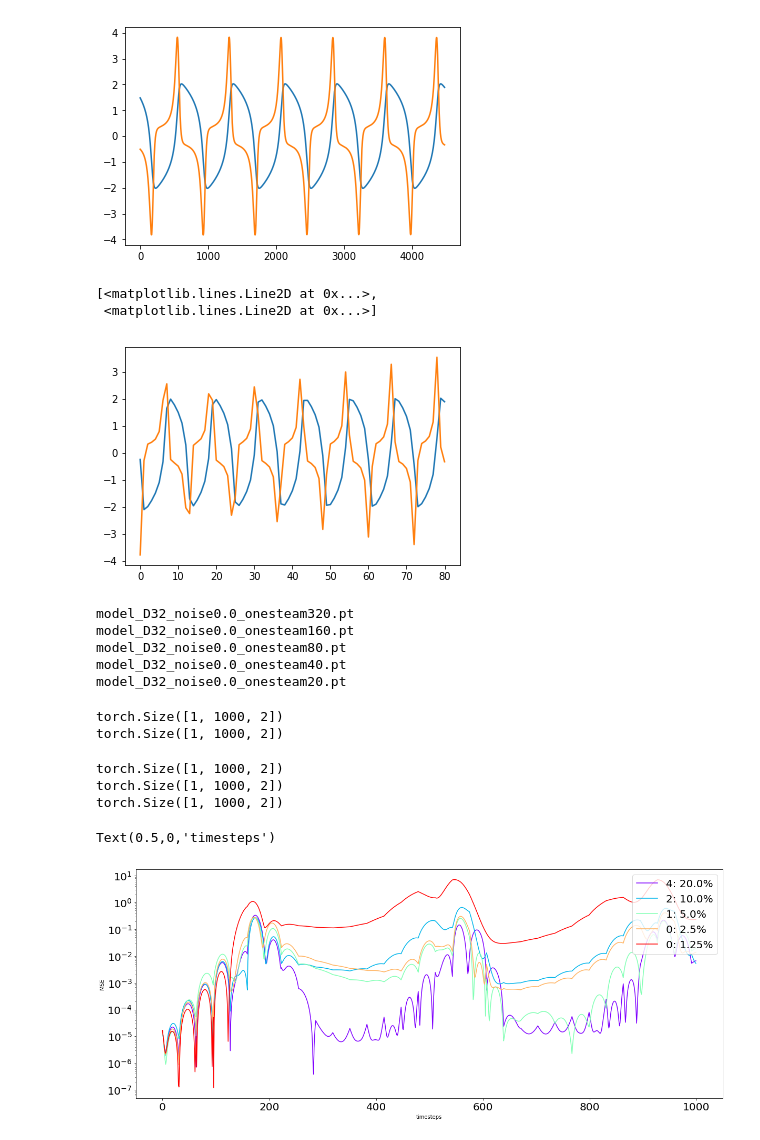
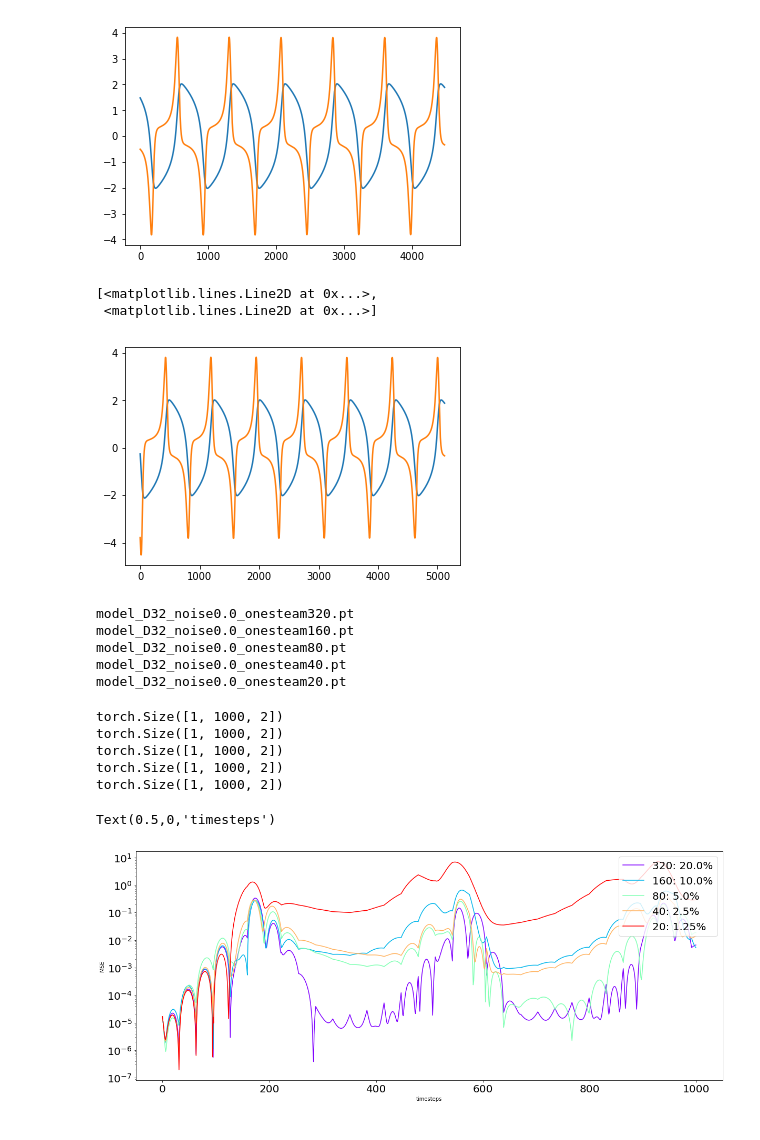
Before and after one commit to KatieJ16/ensemble_HiSTs, a Jupyter notebook: scripts/multiscale_HiTS_exp/model_training_post_less_data_onesteam.ipynb, the cells around one changed output. Drawn from its saved outputs; the diff is of its cells as text; code cells hidden in the pictures.

```diff
--- a/scripts/multiscale_HiTS_exp/model_training_post_less_data_onesteam.ipynb
+++ b/scripts/multiscale_HiTS_exp/model_training_post_less_data_onesteam.ipynb
@@ -66,11 +66,11 @@ plt.show()
 [figure]
 [figure]
 # %%
-plt.plot(train_data[0,::64])
+plt.plot(train_data[0])
 # %% [output]
 [<matplotlib.lines.Line2D at 0x...>,
  <matplotlib.lines.Line2D at 0x...>]
-[figure, old version]
+[figure, new version]
 # %%
 # load models
 models = list()
@@ -122,7 +123,7 @@ for i in range(len(models)):
 
     mse = torch.mean((y_preds - test_data[1:n_steps+1,:])**2, axis = (0,2))
 
-    plt.semilogy(mse, label = str(int(n_train*percent_data_list[i]) ) + ': '+ str(percent_data_list[i]*100) + "%", color=rgb)
+    plt.semilogy(mse, label = str(int(n_train_list[i]) ) + ': '+ str(percent_data_list[i]*100) + "%", color=rgb)
 
 plt.legend(fontsize=20, loc='upper right')
 plt.xticks(fontsize=20)
@@ -133,11 +134,11 @@ plt.xlabel("timesteps")
 # %% [output]
 torch.Size([1, 1000, 2])
 torch.Size([1, 1000, 2])
+torch.Size([1, 1000, 2])
+torch.Size([1, 1000, 2])
+torch.Size([1, 1000, 2])
-torch.Size([1, 1000, 2])
-torch.Size([1, 1000, 2])
-torch.Size([1, 1000, 2])
+Text(0.5,0,'timesteps')
-Text(0.5,0,'timesteps')
-[figure, old version]
+[figure, new version]
 # %%
 
 n_steps = 1000#len(test_data)
```
Also changed, not shown: parts of 2 cells of this notebook, 3 other files.
